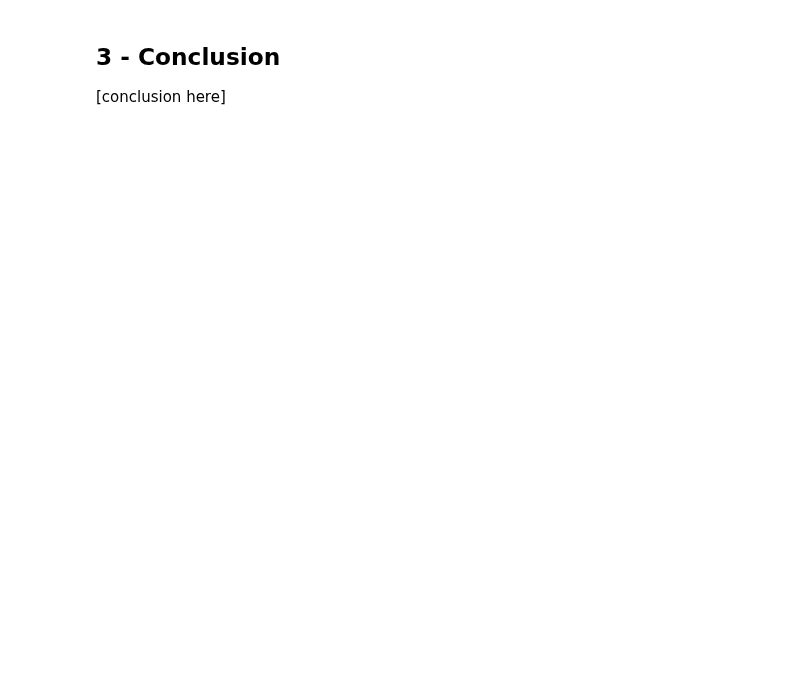
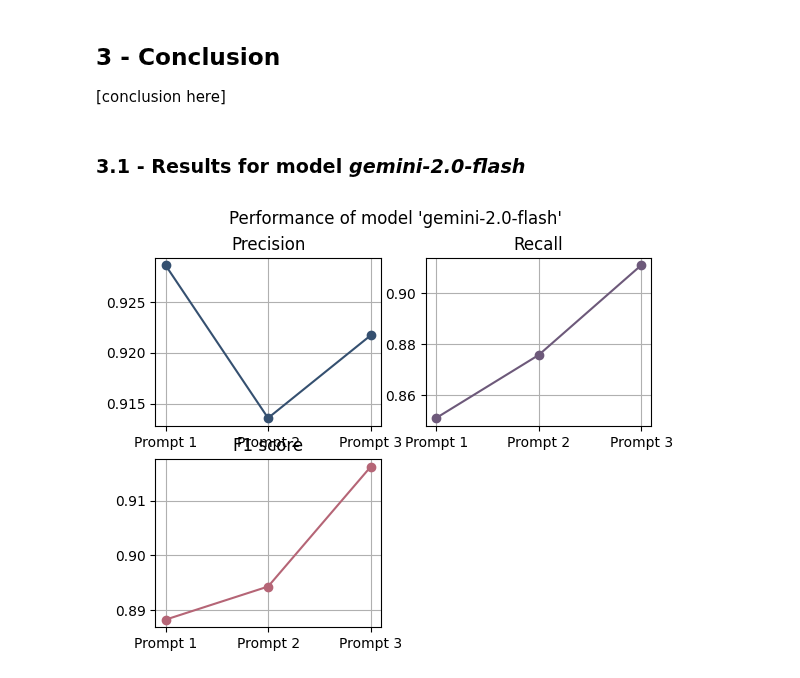
Before and after one commit to FrancescoChemello/Natural-Language-Processing-Project, a Jupyter notebook: src/NER.ipynb, the cells around one changed output. Saved outputs shown, nothing was run; the diff lists cells and outputs as text; code cells hidden in the pictures; blank space fills up the shorter version.

```diff
--- a/src/NER.ipynb
+++ b/src/NER.ipynb
@@ -143,8 +143,8 @@ random.seed(77)
 # Shuffle with the random seed
 random.shuffle(dataset_array)
 
-# Keep only the first 60 examples
-dataset_array = dataset_array[:60]
+# Keep only the first 30 examples
+dataset_array = dataset_array[:30]
 
 dataset_sentences_array = []
 dataset_labels_array = []
@@ -804,3 +651,43 @@ F1:  0.8832807570977917
 # %% [markdown]
 ## **3 - Conclusion**
 [conclusion here]
+# %%
+# Graphs for results
+
+import matplotlib.pyplot as plt
+
+y_precision = np.array([])
+y_recall = np.array([])
+y_f1_score = np.array([])
+
+for i in range (0, len(model_result), 3):
+  y_precision = np.append(y_precision, model_result[i])
+  y_recall = np.append(y_recall, model_result[i + 1])
+  y_f1_score = np.append(y_f1_score, model_result[i + 2])
+# %% [markdown]
+### **3.1 - Results for model *gemini-2.0-flash***
+# %%
+x = np.array(["Prompt 1","Prompt 2","Prompt 3"])
+
+plt.subplot(2, 2, 1)
+y = np.array(y_precision[0:3])
+plt.title("Precision")
+plt.plot(x,y, color='#355070', marker = 'o')
+plt.grid()
+
+plt.subplot(2, 2, 2)
+y = np.array(y_recall[0:3])
+plt.title("Recall")
+plt.plot(x,y, color='#6d597a', marker = 'o')
+plt.grid()
+
+plt.subplot(2, 2, 3)
+y = np.array(y_f1_score[0:3])
+plt.title("F1 score")
+plt.plot(x,y, color='#b56576', marker = 'o')
+plt.grid()
+
+plt.suptitle("Performance of model 'gemini-2.0-flash'")
+plt.show()
+# %% [output]
+[figure, added]
```
Also changed, not shown: parts of 34 cells of this notebook.
